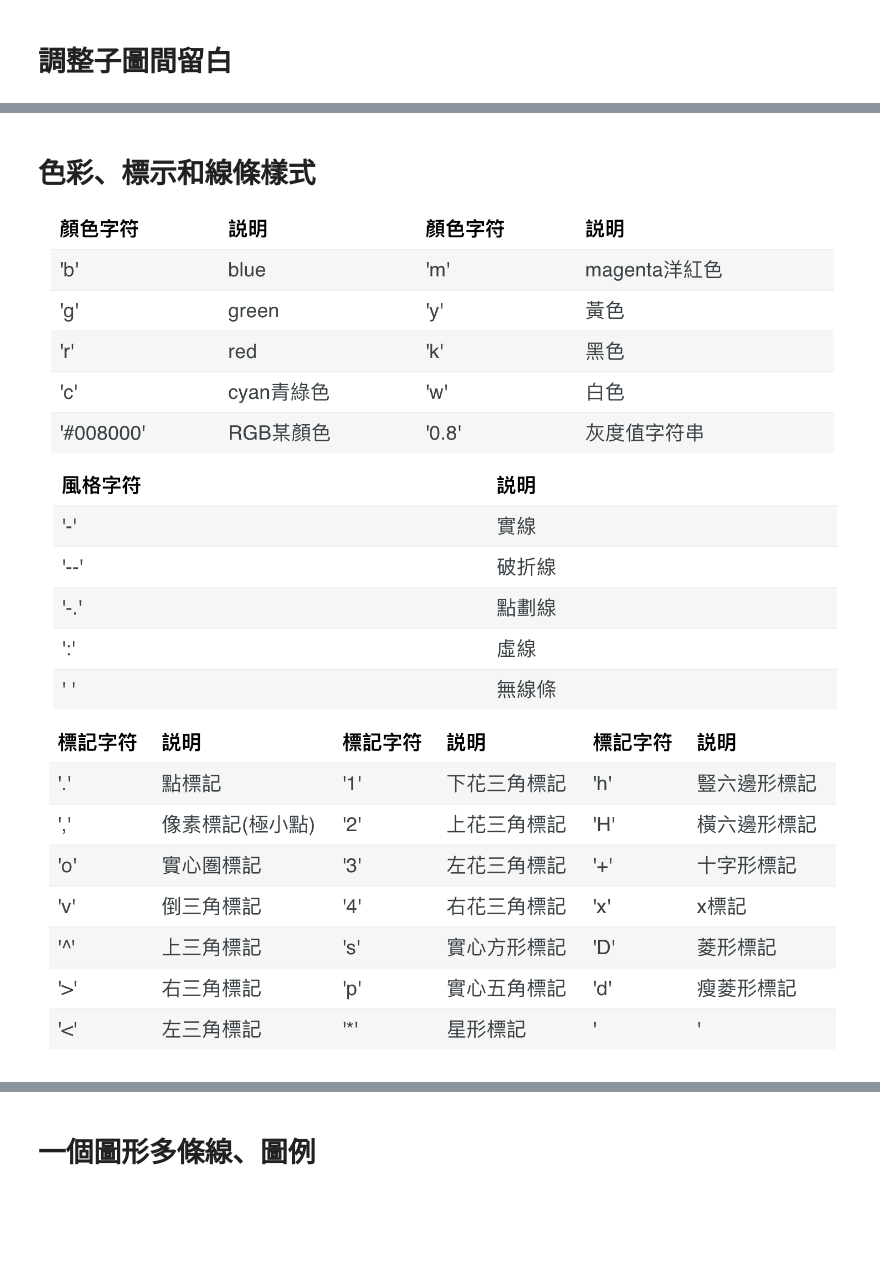
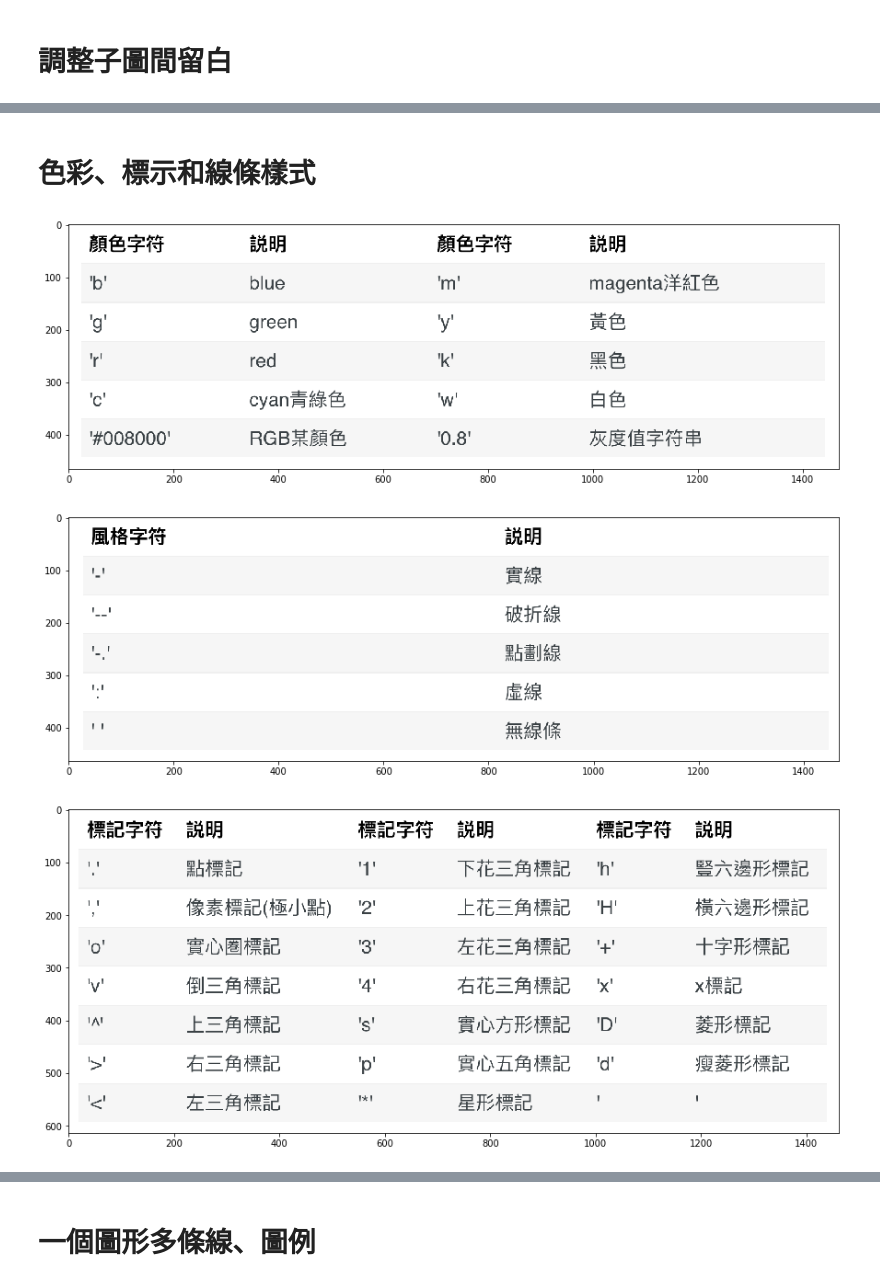
Before and after one commit to VincentCheng34/ML100-Days, a Jupyter notebook: python/matplot/matplot.ipynb, the cells around one changed output, grey strips where cells are left out. Cells and saved outputs as stored; diff of their text form; code cells hidden in the pictures; blank space fills up the shorter version.

```diff
--- a/python/matplot/matplot.ipynb
+++ b/python/matplot/matplot.ipynb
@@ -54,8 +54,28 @@ plt.subplots_adjust(wspace=0, hspace=0)
-# %% [markdown]
-# 色彩、標示和線條樣式
-![Screen%20Shot%202018-12-01%20at%2001.15.18.png](attachment:Screen%20Shot%202018-12-01%20at%2001.15.18.png)
-![Screen%20Shot%202018-12-01%20at%2001.18.09.png](attachment:Screen%20Shot%202018-12-01%20at%2001.18.09.png)
-![Screen%20Shot%202018-12-01%20at%2001.18.14.png](attachment:Screen%20Shot%202018-12-01%20at%2001.18.14.png)
+# %% [markdown]
+# 色彩、標示和線條樣式
+# %%
+import matplotlib.pyplot as plt
+import matplotlib.image as mpimg
+
+img1 = mpimg.imread('imgs/Screen Shot 2018-12-01 at 01.15.18.png')
+img2 = mpimg.imread('imgs/Screen Shot 2018-12-01 at 01.18.09.png')
+img3 = mpimg.imread('imgs/Screen Shot 2018-12-01 at 01.18.14.png')
+
+plt.figure(figsize=(15, 8))
+plt.imshow(img1)
+plt.show()
+
+plt.figure(figsize=(15, 8))
+plt.imshow(img2)
+plt.show()
+
+plt.figure(figsize=(15, 8))
+plt.imshow(img3)
+plt.show()
+# %% [output]
+[figure, added]
+[figure, added]
+[figure, added]
 # %%
 fig, axes = plt.subplots(2, 2)
 
```
Also changed, not shown: parts of 10 cells of this notebook, 3 other files.
